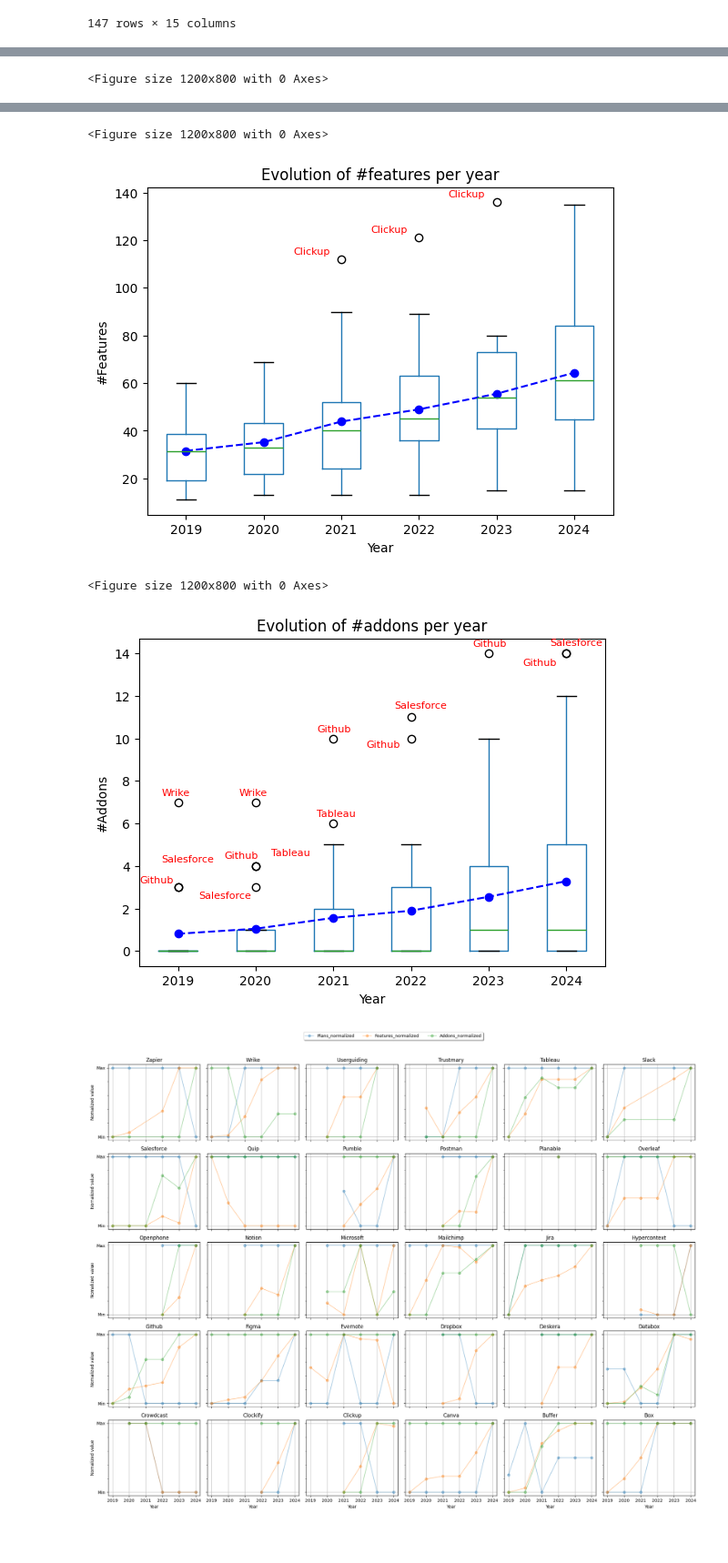
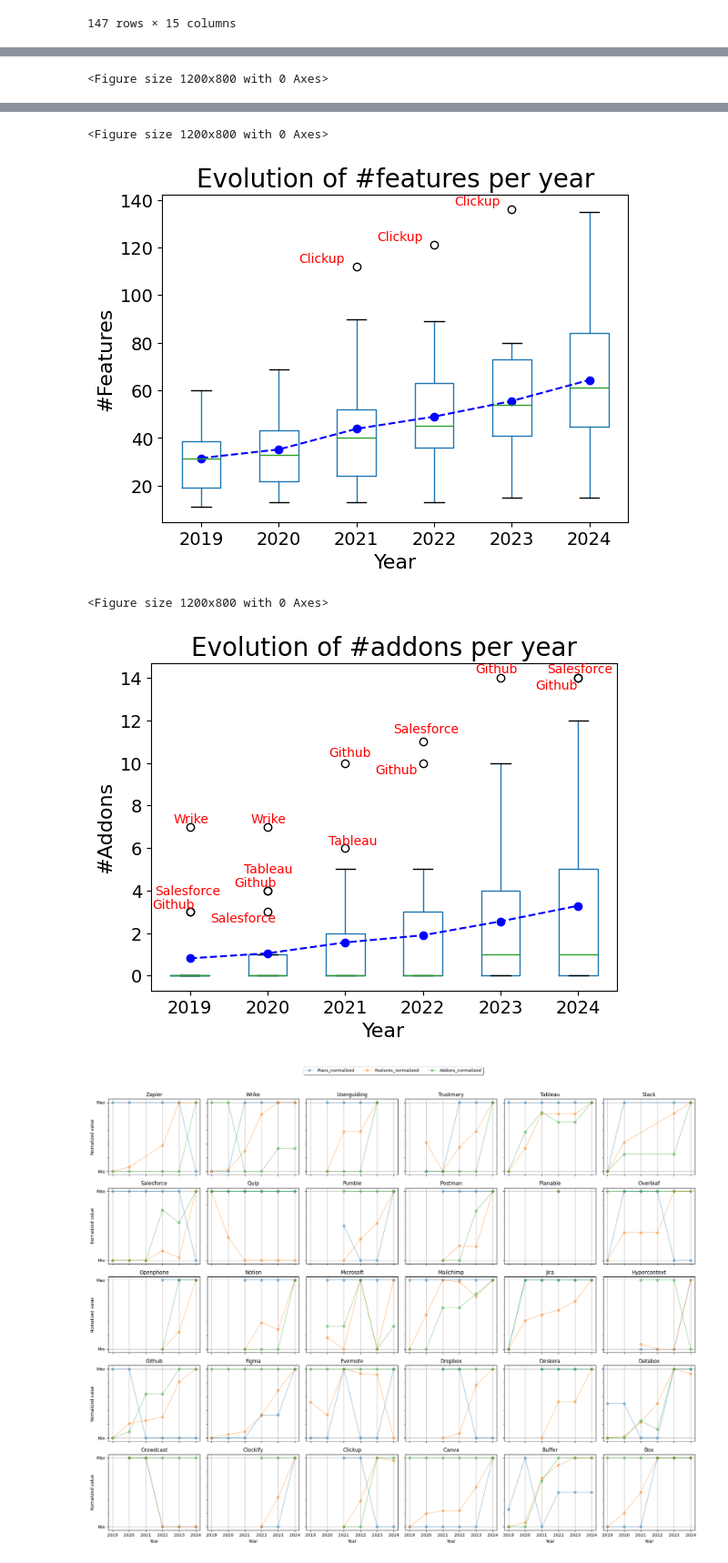
Before and after one commit to isa-group/SaaS-analysis, a Jupyter notebook: scripts/analytics/figures.ipynb, the cells around one changed output, grey strips where cells are left out. Shown at 91% size. Cells and saved outputs as stored; diff of their text form; code cells hidden in the pictures; blank space fills up the shorter version.

```diff
--- a/scripts/analytics/figures.ipynb
+++ b/scripts/analytics/figures.ipynb
@@ -313,6 +313,12 @@ display(Markdown(df_normalized.to_markdown()))
 |  22 | Tableau      |   2021 |       3 |         40 |        6 | False
 # %%
 from adjustText import adjust_text
+
+titleSize=20
+axisSize=16
+fontSize=14
+outliersSize=10
+plt.rcParams.update({'font.size': fontSize})
 
 # Draw a boxplot of plans per year
 plt.figure(figsize=(12, 8))
@@ -336,10 +342,10 @@ adjust_text(texts, expand=(1.2, 2))
 means = df.groupby('Year')['Plans'].mean()
 plt.plot(means.index-2018, means.values, color='blue', marker='o', linestyle='--', label='Median')
 
-plt.title('Evolution of #plans per year')
+plt.title('Evolution of #plans per year', fontsize=titleSize)
 plt.suptitle('')
-plt.xlabel('Year')
-plt.ylabel('#Plans')
+plt.xlabel('Year', fontsize=axisSize)
+plt.ylabel('#Plans',fontsize=axisSize)
 plt.savefig("./../../figures/SaaS_Plans_Distribution_Evolution.pdf", format='pdf', dpi=300)
 plt.show()
 
@@ -358,17 +364,17 @@ for year in df['Year'].unique():
     outliers = year_data[(year_data['Features'] < lower_bound) | (year_data['Features'] > upper_bound)]
 
     for idx, row in outliers.iterrows():
-        texts.append(plt.gca().text(row['Year']-2018.1, row['Features'], row['Saas'], horizontalalignment='right', fontsize=8, color='red'))
-adjust_text(texts, expand=(1.2, 2))
+        texts.append(plt.gca().text(row['Year']-2018.1, row['Features'], row['Saas'], horizontalalignment='right', fontsize=outliersSize, color='red'))
+adjust_text(texts, expand=(1.2, 1.2))
 
 # Calculate means and add line showing its evolution
 means = df.groupby('Year')['Features'].mean()
 plt.plot(means.index-2018, means.values, color='blue', marker='o', linestyle='--', label='Median')
 
-plt.title('Evolution of #features per year')
+plt.title('Evolution of #features per year', fontsize=titleSize)
 plt.suptitle('')
-plt.xlabel('Year')
-plt.ylabel('#Features')
+plt.xlabel('Year', fontsize=axisSize)
+plt.ylabel('#Features', fontsize=axisSize)
 plt.savefig("./../../figures/SaaS_Features_Distribution_Evolution.pdf", format='pdf', dpi=300)
 plt.show()
 
@@ -387,17 +393,17 @@ for year in df['Year'].unique():
     outliers = year_data[(year_data['Addons'] < lower_bound) | (year_data['Addons'] > upper_bound)]
 
     for idx, row in outliers.iterrows():
-        texts.append(plt.gca().text(row['Year']-2018.1, row['Addons'], row['Saas'], horizontalalignment='right', fontsize=8, color='red'))
-adjust_text(texts, expand=(1.2, 2))
+        texts.append(plt.gca().text(row['Year']-2018.1, row['Addons'], row['Saas'], horizontalalignment='right', fontsize=outliersSize, color='red'))
+adjust_text(texts, expand=(1.2, 1.1))
 
 # Calculate means and add line showing its evolution
 means = df.groupby('Year')['Addons'].mean()
 plt.plot(means.index-2018, means.values, color='blue', marker='o', linestyle='--', label='Median')
 
-plt.title('Evolution of #addons per year')
+plt.title('Evolution of #addons per year', fontsize=titleSize)
 plt.suptitle('')
-plt.xlabel('Year')
-plt.ylabel('#Addons')
+plt.xlabel('Year', fontsize=axisSize)
+plt.ylabel('#Addons', fontsize=axisSize)
 plt.savefig("./../../figures/SaaS_Addons_Distribution_Evolution.pdf", format='pdf', dpi=300)
 plt.show()
 # %% [output]
@@ -406,7 +412,7 @@ plt.show()
 <Figure size 1200x800 with 0 Axes>
-[figure, old version]
+[figure, new version]
 <Figure size 1200x800 with 0 Axes>
-[figure, old version]
+[figure, new version]
 # %%
 # Setting up the subplots as a 5x6 grid
 fig, axes = plt.subplots(nrows=5, ncols=6, figsize=(20, 15), sharex=True, sharey=True)
```
Also changed, not shown: parts of 1 cell of this notebook, 3 other files.
